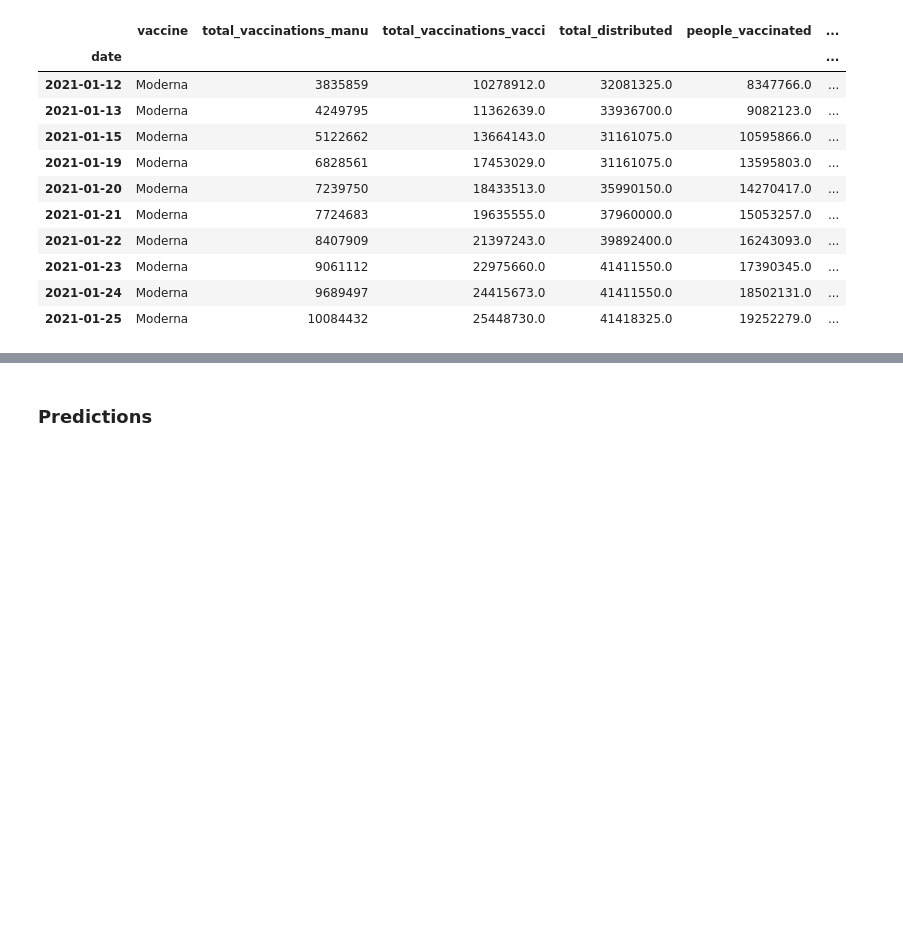
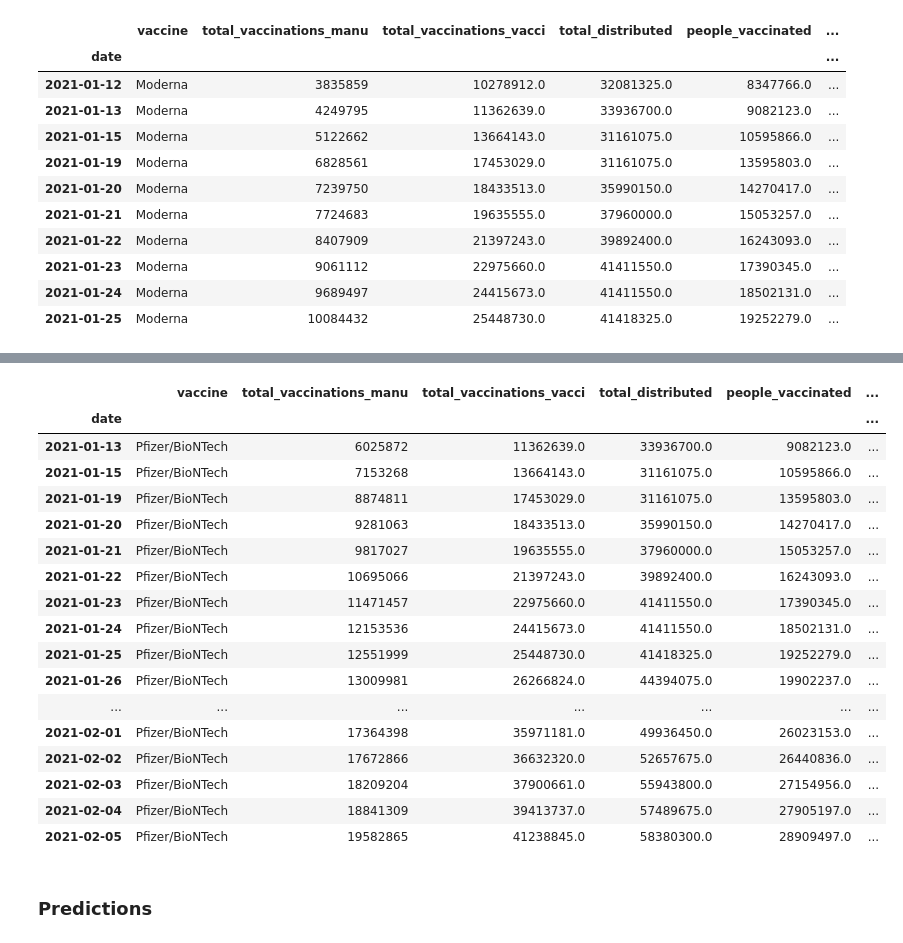
Before and after one commit to juno-yuu/COVID-Vaccine-and-Biotech-industry, a Jupyter notebook: Final_Project_Clean.ipynb, the cells around one changed output, grey strips where cells are left out. Saved outputs shown, nothing was run; the diff lists cells and outputs as text; code cells hidden in the pictures; blank space fills up the shorter version.

```diff
--- a/Final_Project_Clean.ipynb
+++ b/Final_Project_Clean.ipynb
@@ -183,5 +183,32 @@ JJ_manu_vacci.head()
 | 2021-03-10 | Johnson&Johnson | 458911 | 107614717.0 | 134410410.0 | 65089854.0 | ... |
 | 2021-03-11 | Johnson&Johnson | 638469 | 110233615.0 | 137798185.0 | 66767597.0 | ... |
 | 2021-03-12 | Johnson&Johnson | 873726 | 113299843.0 | 140121405.0 | 68719280.0 | ... |
+# %%
+Pf_manu_vacci['daily_vaccinations_lagged'] = Pf_manu_vacci['daily_vaccinations'].shift(1) # get the lagged daily vaccinations data
+Mod_manu_vacci['daily_vaccinations_lagged'] = Mod_manu_vacci['daily_vaccinations'].shift(1)
+JJ_manu_vacci['daily_vaccinations_lagged'] = JJ_manu_vacci['daily_vaccinations'].shift(1)
+# %%
+ultimate = (Pf_manu_vacci.append(Mod_manu_vacci)).append(JJ_manu_vacci)
+ultimate = ultimate.dropna()
+ultimate.head(20)
+# %% [output]
+|  | vaccine | total_vaccinations_manu | total_vaccinations_vacci | total_distributed | people_vaccinated | ... |
+| date |  |  |  |  |  | ... |
+| 2021-01-13 | Pfizer/BioNTech | 6025872 | 11362639.0 | 33936700.0 | 9082123.0 | ... |
+| 2021-01-15 | Pfizer/BioNTech | 7153268 | 13664143.0 | 31161075.0 | 10595866.0 | ... |
+| 2021-01-19 | Pfizer/BioNTech | 8874811 | 17453029.0 | 31161075.0 | 13595803.0 | ... |
+| 2021-01-20 | Pfizer/BioNTech | 9281063 | 18433513.0 | 35990150.0 | 14270417.0 | ... |
+| 2021-01-21 | Pfizer/BioNTech | 9817027 | 19635555.0 | 37960000.0 | 15053257.0 | ... |
+| 2021-01-22 | Pfizer/BioNTech | 10695066 | 21397243.0 | 39892400.0 | 16243093.0 | ... |
+| 2021-01-23 | Pfizer/BioNTech | 11471457 | 22975660.0 | 41411550.0 | 17390345.0 | ... |
+| 2021-01-24 | Pfizer/BioNTech | 12153536 | 24415673.0 | 41411550.0 | 18502131.0 | ... |
+| 2021-01-25 | Pfizer/BioNTech | 12551999 | 25448730.0 | 41418325.0 | 19252279.0 | ... |
+| 2021-01-26 | Pfizer/BioNTech | 13009981 | 26266824.0 | 44394075.0 | 19902237.0 | ... |
+| ... | ... | ... | ... | ... | ... | ... |
+| 2021-02-01 | Pfizer/BioNTech | 17364398 | 35971181.0 | 49936450.0 | 26023153.0 | ... |
+| 2021-02-02 | Pfizer/BioNTech | 17672866 | 36632320.0 | 52657675.0 | 26440836.0 | ... |
+| 2021-02-03 | Pfizer/BioNTech | 18209204 | 37900661.0 | 55943800.0 | 27154956.0 | ... |
+| 2021-02-04 | Pfizer/BioNTech | 18841309 | 39413737.0 | 57489675.0 | 27905197.0 | ... |
+| 2021-02-05 | Pfizer/BioNTech | 19582865 | 41238845.0 | 58380300.0 | 28909497.0 | ... |
 # %% [markdown]
 ### Predictions
```
Also changed, not shown: parts of 2 cells of this notebook.
